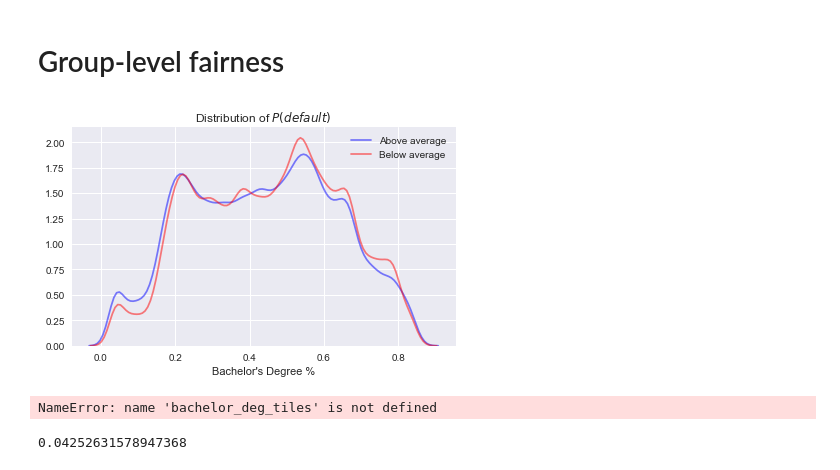
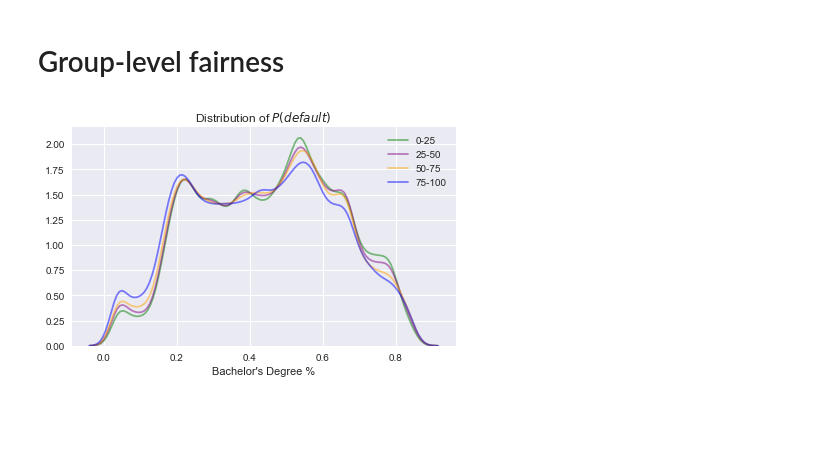
Before and after one commit to bhavenp/209A-FinalProject, a Jupyter notebook: anthony/Discrimination.ipynb, the cells around one changed output. Drawn from its saved outputs; the diff is of its cells as text; code cells hidden in the pictures; blank space fills up the shorter version.

```diff
--- a/anthony/Discrimination.ipynb
+++ b/anthony/Discrimination.ipynb
@@ -88,25 +88,18 @@ Going to need more full data set to do this, not the scaled back one we have her
 # Group-level fairness
 # %%
 bachelor_deg_tiles = np.percentile(all_loans_2014_merged.Bachelors_Degree_pct.dropna(), [0,25,50,75,100])
-bachelor_deg_0_25 = all_loans_2014_merged.Bachelors_Degree_pct < bachelor_deg_tiles[0]
-bachelor_deg_25_50 = all_loans_2014_merged.Bachelors_Degree_pct < bachelor_deg_tiles[1]
-bachelor_deg_50_75 = all_loans_2014_merged.Bachelors_Degree_pct < bachelor_deg_tiles[2]
-bachelor_deg_75_100 = all_loans_2014_merged.Bachelors_Degree_pct < bachelor_deg_tiles[3]
+bachelor_deg_0_25 = all_loans_2014_merged.Bachelors_Degree_pct < bachelor_deg_tiles[1]
+bachelor_deg_25_50 = (all_loans_2014_merged.Bachelors_Degree_pct < bachelor_deg_tiles[2]) & (all_loans_2014_merged.Bachelors_Degree_pct > bachelor_deg_tiles[1])
+bachelor_deg_50_75 = (all_loans_2014_merged.Bachelors_Degree_pct < bachelor_deg_tiles[3]) & (all_loans_2014_merged.Bachelors_Degree_pct > bachelor_deg_tiles[2])
+bachelor_deg_75_100 = (all_loans_2014_merged.Bachelors_Degree_pct < bachelor_deg_tiles[4]) & (all_loans_2014_merged.Bachelors_Degree_pct > bachelor_deg_tiles[3])
 
-
-sns.kdeplot(all_loans_2014_merged.proba[bachelor_deg_ind==True].dropna(), color="blue", label="Above average", alpha=0.5)
-sns.kdeplot(all_loans_2014_merged.proba[bachelor_deg_ind==False].dropna(), color="red", label="Below average", alpha=0.5)
+sns.kdeplot(all_loans_2014_merged.proba[bachelor_deg_0_25==True].dropna(), color="green", label="0-25", alpha=0.5)
+sns.kdeplot(all_loans_2014_merged.proba[bachelor_deg_25_50==True].dropna(), color="purple", label="25-50", alpha=0.5)
+sns.kdeplot(all_loans_2014_merged.proba[bachelor_deg_50_75==True].dropna(), color="orange", label="50-75", alpha=0.5)
+sns.kdeplot(all_loans_2014_merged.proba[bachelor_deg_75_100==True].dropna(), color="blue", label="75-100", alpha=0.5)
 plt.xlabel("Bachelor's Degree %")
 plt.title(r"Distribution of $P(default)$")
 plt.legend()
 plt.tight_layout()
 # %% [output]
-[figure, old version]
+[figure, new version]
-# %%
-bachelor_deg_tiles[0] < all_loans_2014_merged.Bachelors_Degree_pct < bachelor_deg_tiles[1]
-# %% [output]
-NameError: name 'bachelor_deg_tiles' is not defined
-# %%
-np.percentile(all_loans_2014_merged.Bachelors_Degree_pct.dropna(), [0,25,50,75,100])[0]
-# %% [output]
-0.04252631578947368
```
Also changed, not shown: 1 other file.
